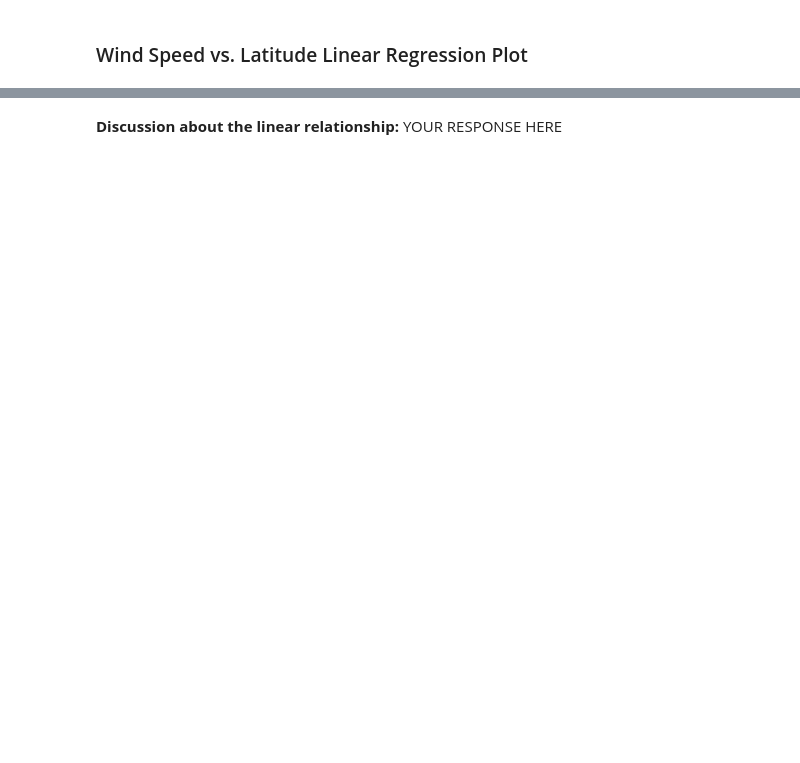
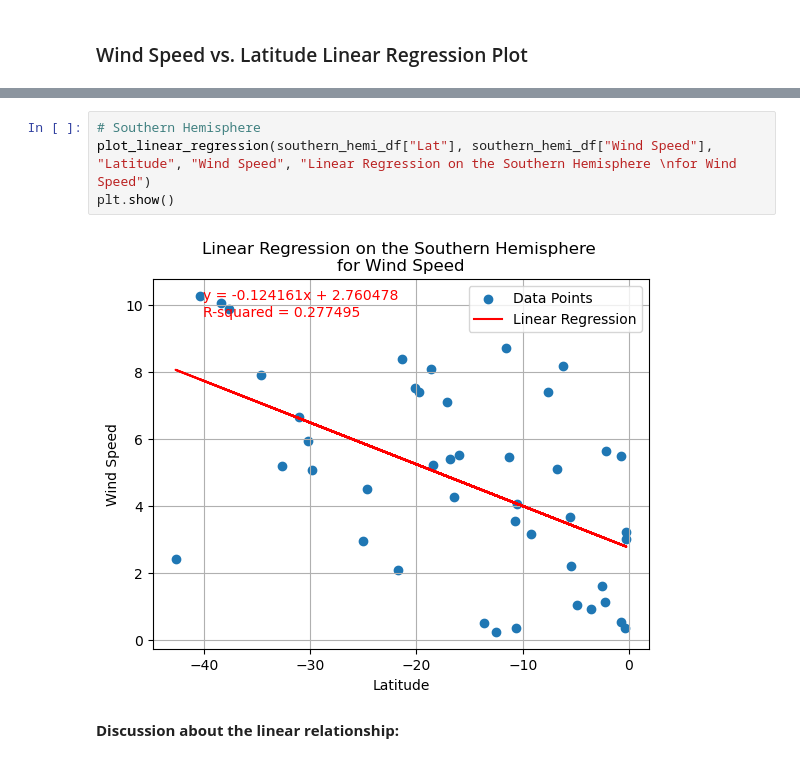
Before and after one commit to kekojones12/python-api-challenge, a Jupyter notebook: Starter_Code/starter_code/WeatherPy.ipynb, the cells around one changed output, grey strips where cells are left out. Saved outputs shown, nothing was run; the diff lists cells and outputs as text; blank space fills up the shorter version.

```diff
--- a/Starter_Code/starter_code/WeatherPy.ipynb
+++ b/Starter_Code/starter_code/WeatherPy.ipynb
@@ -410,2 +420,8 @@ plt.show()
+# %%
+# Southern Hemisphere
+plot_linear_regression(southern_hemi_df["Lat"], southern_hemi_df["Wind Speed"], "Latitude", "Wind Speed", "Linear Regression on the Southern Hemisphere \nfor Wind Speed")
+plt.show()
+# %% [output]
+[figure, added]
 # %% [markdown]
-**Discussion about the linear relationship:** YOUR RESPONSE HERE
+**Discussion about the linear relationship:**
```
Also changed, not shown: parts of 27 cells of this notebook, 5 other files.
